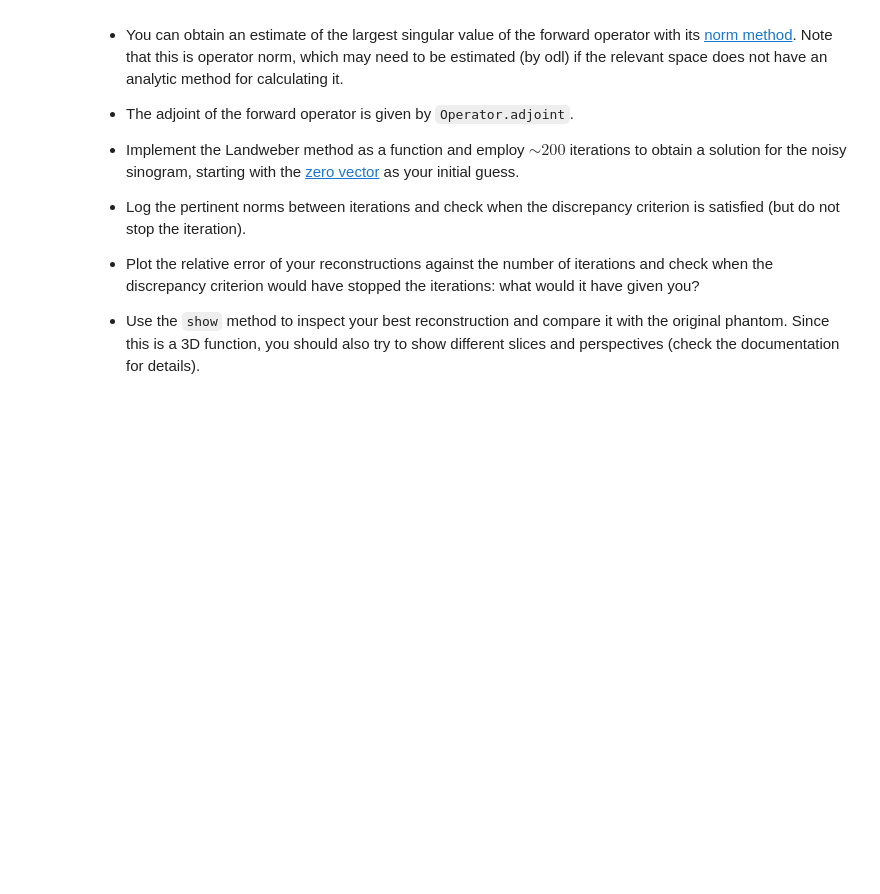
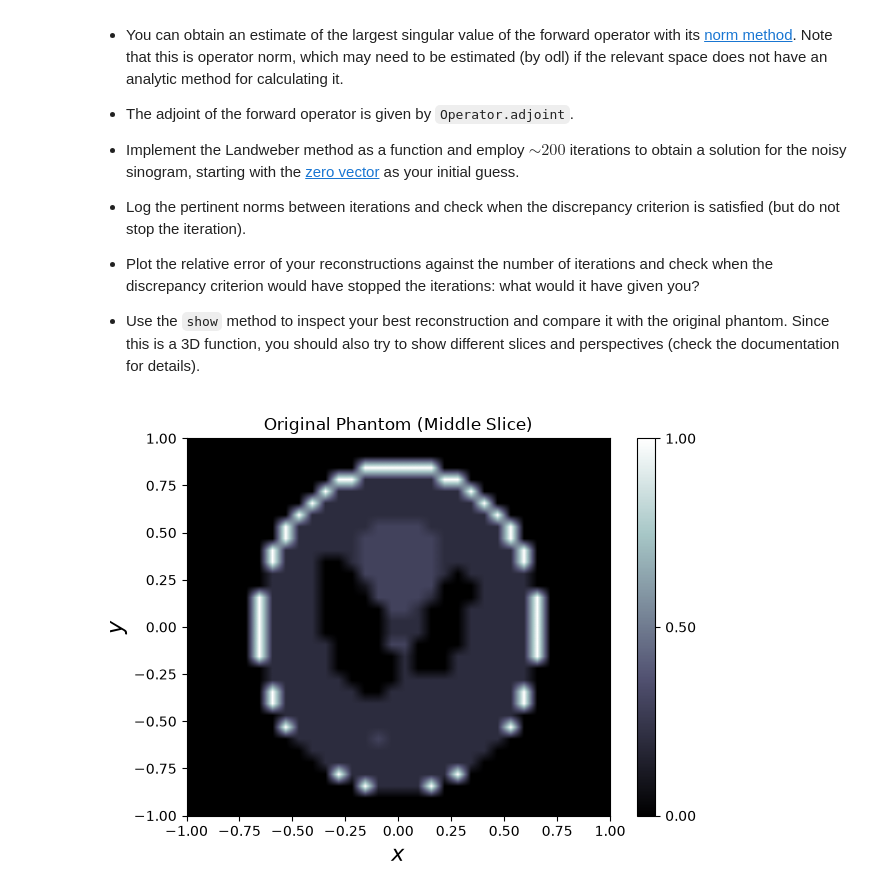
Before and after one commit to lepamacka/SF2529_HT26, a Jupyter notebook: labs/Lab3.ipynb, the cells around one changed output. Saved outputs shown, nothing was run; the diff lists cells and outputs as text; code cells hidden in the pictures; blank space fills up the shorter version.

```diff
--- a/labs/Lab3.ipynb
+++ b/labs/Lab3.ipynb
@@ -29,0 +26,88 @@ import matplotlib.pyplot as plt
+# %%
+import odl
+import odl.applications.tomo
+import numpy as np
+import matplotlib.pyplot as plt
+
+# 1. Initialize the 3D space centered at (0, 0, 0)
+space = odl.uniform_discr([-1, -1, -1], [1, 1, 1], shape=(32, 32, 32), dtype='float32')
+
+# 2. Create the 3D modified Shepp-Logan phantom
+phantom = odl.phantom.shepp_logan(space, modified=True)
+phantom.show(title="Original Phantom (Middle Slice)", force_show=True)
+
+# 3. Form the forward operator with cone-beam geometry
+geometry = odl.applications.tomo.cone_beam_geometry(
+    space,
+    src_radius=3,
+    det_radius=3,
+    num_angles=10
+)
+operator = odl.applications.tomo.RayTransform(space, geometry)
+
+# 4. Generate the sinogram and add Gaussian white noise
+g_exact = operator(phantom)
+noise = odl.phantom.noise.white_noise(operator.range)
+noise_level = 0.05 * odl.max(odl.abs(g_exact))
+g_noisy = g_exact + noise_level * noise
+
+# 5. Calculate absolute noise level for the discrepancy principle
+delta = (g_exact - g_noisy).norm()
+
+# 6. Estimate operator norm and set step size (omega)
+op_norm = operator.norm(estimate=True)
+omega = 1.0 / (op_norm ** 2)
+
+# 7. Initialize Landweber variables
+x = space.zero()
+n_iter = 200
+tau = 1.05
+stopping_discrepancy = tau * delta
+
+rel_errors = []
+discrepancies = []
+stop_iter = None
+x_opt = None
+
+# 8 & 9. Landweber Iteration Loop
+for i in range(n_iter):
+    Ax = operator(x)
+    residual = Ax - g_noisy
+
+    current_discrepancy = residual.norm()
+    discrepancies.append(current_discrepancy)
+
+    current_rel_error = (x - phantom).norm() / phantom.norm()
+    rel_errors.append(current_rel_error)
+
+    if stop_iter is None and current_discrepancy <= stopping_discrepancy:
+        stop_iter = i
+        x_opt = x.copy()
+
+    x -= omega * operator.adjoint(residual)
+
+# 10. Plotting the relative error and marking the discrepancy point
+plt.figure(figsize=(10, 6))
+plt.plot(range(n_iter), rel_errors, label="Relative Error", color='blue')
+
+if stop_iter is not None:
+    plt.axvline(x=stop_iter, color='red', linestyle='--', label=f"Discrepancy Met (Iter {stop_iter})")
+    plt.plot(stop_iter, rel_errors[stop_iter], 'ro')
+
+plt.xlabel("Iteration")
+plt.ylabel("Relative Error")
+plt.title("Landweber Iteration: Semi-Convergence")
+plt.legend()
+plt.grid(True)
+plt.show()
+
+# 11. Visualizing the optimal reconstruction
+if stop_iter is not None:
+    print(f"Discrepancy principle met at iteration {stop_iter} (Relative Error: {rel_errors[stop_iter]:.4f})")
+    x_opt.show(title=f"Best Reconstruction (Iter {stop_iter})", force_show=True)
+    x_opt[:, :, 16].show(title=f"Z-Axis Slice of Reconstruction", force_show=True)
+else:
+    print("Discrepancy principle was not met within the assigned iterations.")
+    x.show(title="Reconstruction at Iteration 200", force_show=True)
+# %% [output]
+[figure, added]
```
Also changed, not shown: parts of 2 cells of this notebook, 3 other files.
